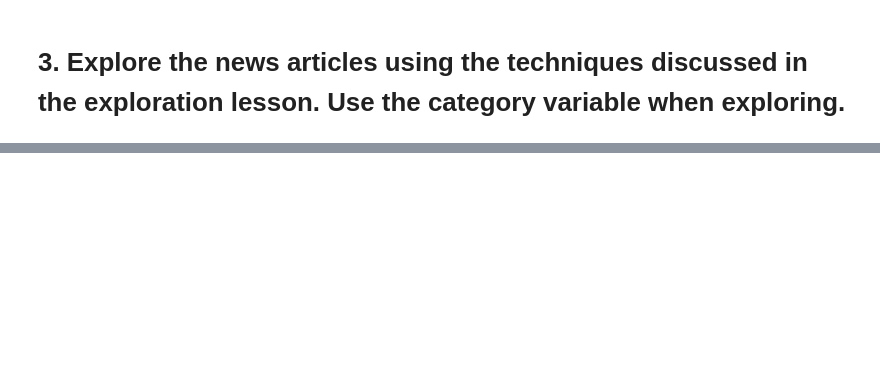
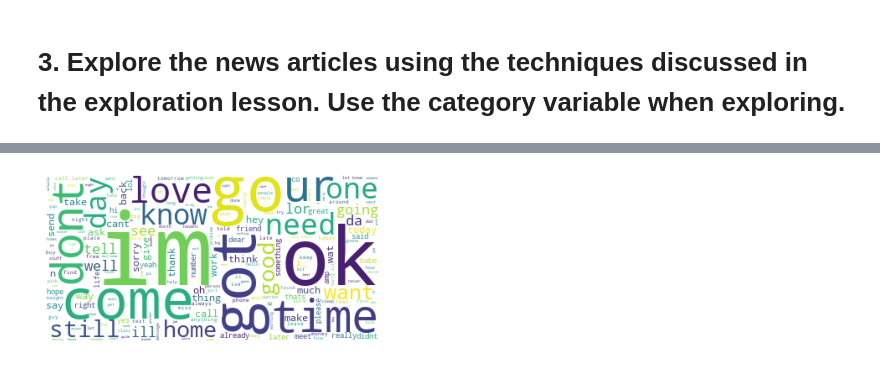
Before and after one commit to mdalton87/natural-language-processing-exercises, a Jupyter notebook: explore.ipynb, the cells around one changed output, grey strips where cells are left out. Drawn from its saved outputs; the diff is of its cells as text; code cells hidden in the pictures; blank space fills up the shorter version.

```diff
--- a/explore.ipynb
+++ b/explore.ipynb
@@ -328,0 +360,4 @@ counts_and_ratios(news, 'category')
+# %%
+create_wordcloud(sport_string)
+# %% [output]
+[figure, added]
```
Also changed, not shown: parts of 30 cells of this notebook, 6 other files.
